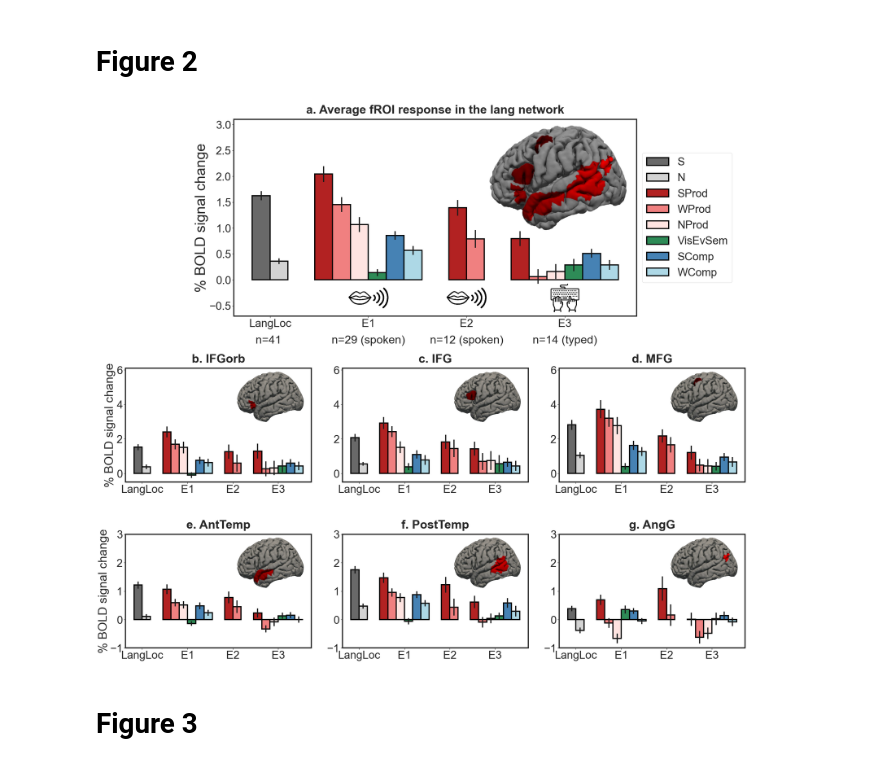
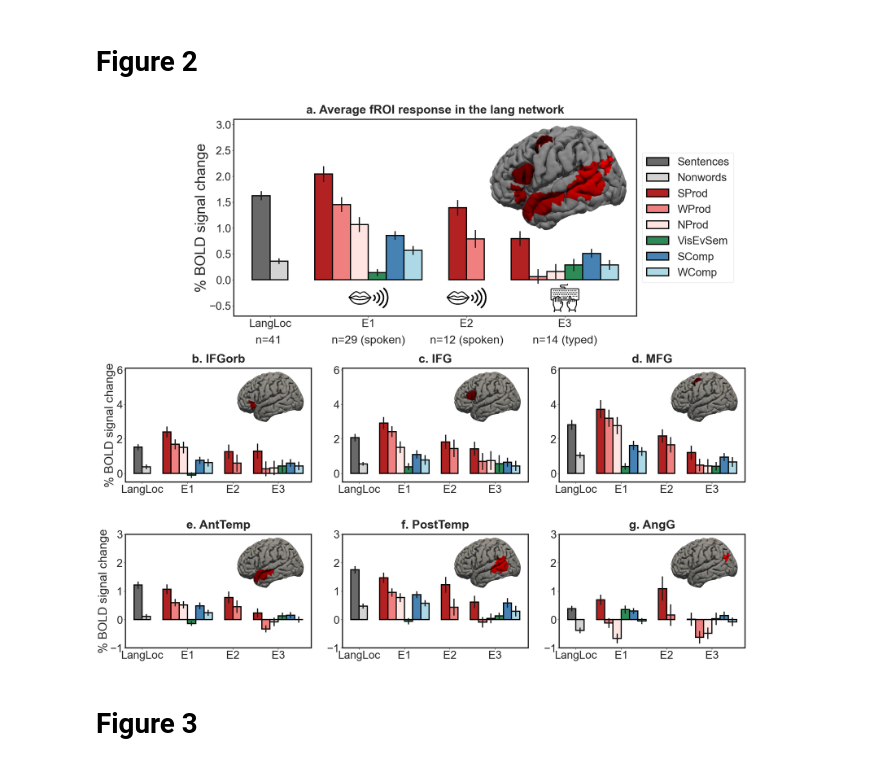
Before and after one commit to jennhu/LanguageProduction, a Jupyter notebook: figures/code/production_paper_fROI_response_figures.ipynb, the cells around one changed output. Cells and saved outputs as stored; diff of their text form; code cells hidden in the pictures.

Commit message:
updating S and N to Sentences and Nonwords, H and E to Hard WM and Easy WM

```diff
--- a/figures/code/production_paper_fROI_response_figures.ipynb
+++ b/figures/code/production_paper_fROI_response_figures.ipynb
@@ -229,10 +229,10 @@ def plot_data(ax,data, data_title,network, expt_order, conditions, xlim=None,yli
                  'SComp':'steelblue',
                  'WComp':'lightblue',
                  'VisEvSem':'seagreen',
-                 'H':'dimgrey',
-                 'E':'lightgrey',
-                 'S':'dimgrey',
-                 'N':'lightgrey'}
+                 'Hard WM':'dimgrey',
+                 'Easy WM':'lightgrey',
+                 'Sentences':'dimgrey',
+                 'Nonwords':'lightgrey'}
     tmp = []
     for expt in conditions:
         tmp = tmp + conditions[expt]
@@ -359,7 +359,7 @@ all_indiv_data = pd.read_csv('../../data/fMRI_all_indiv_production_data.csv')
 experiment_names = ["langloc","E1","E2","E3"]
 new_exp_names = ["LangLoc","E1","E2","E3"] #one to one correspondence with above list, replacement names
 
-conditions = {"LangLoc": ["S","N"],
+conditions = {"LangLoc": ["Sentences","Nonwords"],
              "E1": ["SProd","WProd","NProd","VisEvSem","SComp","WComp"],
              "E2": ["SProd","WProd"],
              "E3": ["SProd","WProd","NProd","VisEvSem","SComp","WComp"]}
@@ -391,34 +391,34 @@ plot_data(ax=lang_fig_ax1,
 col_idx= [0,2,4]
 row_idx= [3,5]
 alphabet_labels = ['b','c','d','e','f','g']
 ROIs = 0
 for row in row_idx:
     for col in col_idx:
         ROIs= ROIs+1
         if ROIs<=3:
             ylim=(-0.5,6.09)
         else:
             ylim=(-1,3)
         lang_fig_ax = lang_fig.add_subplot(gs1[row:row+2,col:col+2])
         indiv_data = prep_data(all_indiv_data, consolidated_expt,networks, hemispheres, [ROIs], conditions, criticalTasks, experiment_names, new_exp_names)
         #get name of ROI for plotting and to get correct brain image
         ROI_name = "".join(pd.unique(indiv_data.ROI_name))
         data_title=alphabet_labels[ROIs-1]+'. '+ROI_name
         brain_image="../images/lang_L"+ROI_name+".png"
         plot_data(ax=lang_fig_ax,
                  data=indiv_data,
                  data_title=data_title,
                  network = 'lang',
                  expt_order = new_exp_names,
                  conditions = conditions,
                  brain_image = brain_image,
                  ylabel=(col==0),
                  ylim=ylim)
 
 plt.savefig("../figures/figure2_lang_fig.tiff", bbox_inches = 'tight')
 plt.savefig("../figures/figure2_lang_fig.png", bbox_inches = 'tight')
 # %% [output]
-[figure, old version]
+[figure, new version]
 # %% [markdown]
 # Figure 3
 # %%
```
Also changed, not shown: parts of 1 cell of this notebook, 27 other files.
